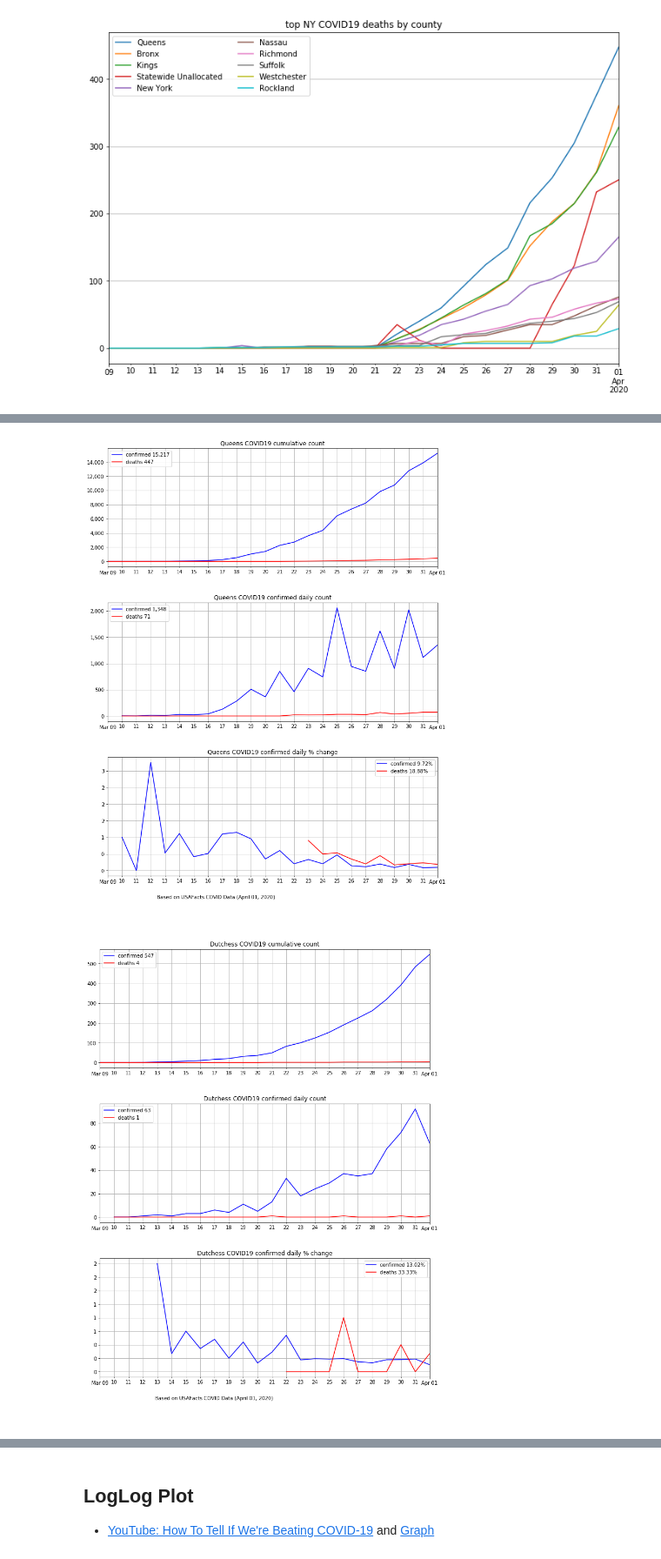
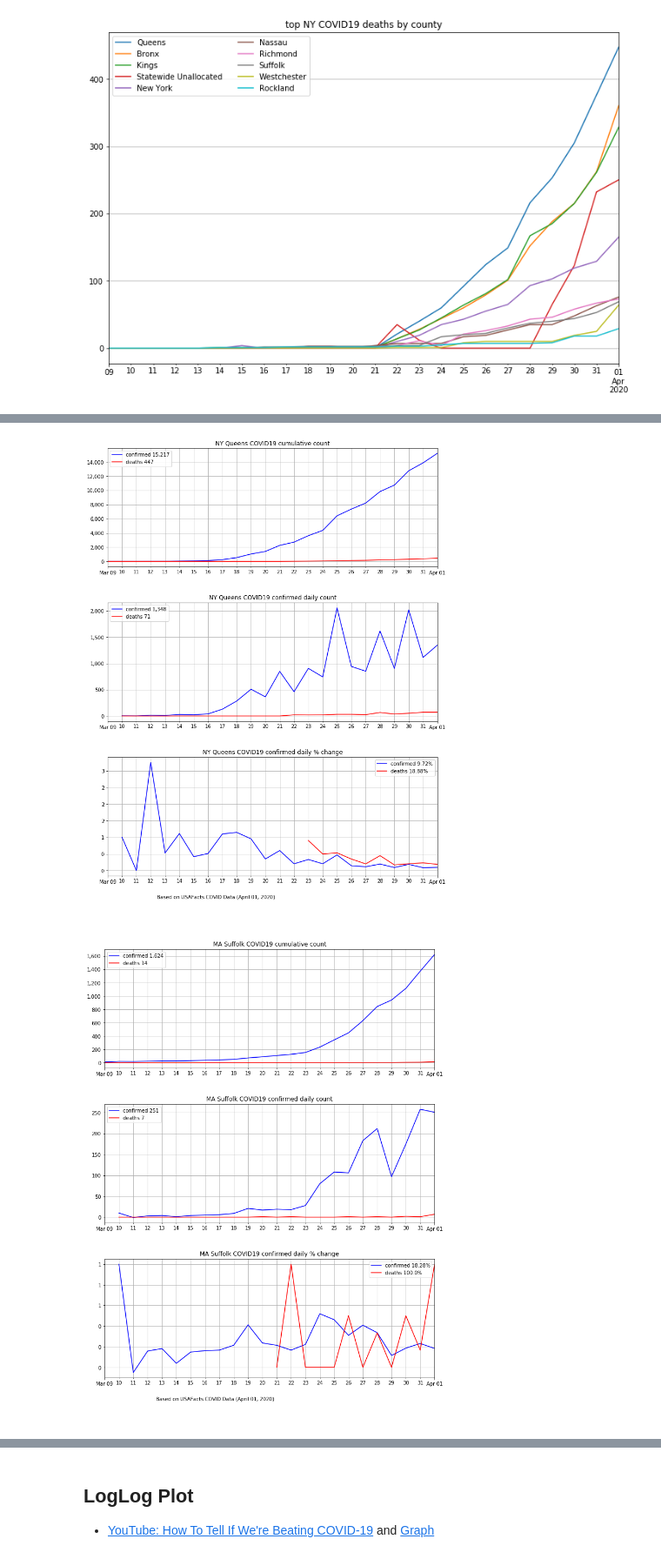
Before and after one commit to paulperry/COVID-19, a Jupyter notebook: covid19_eda.ipynb, the cells around one changed output, grey strips where cells are left out. Shown at 87% size. Drawn from its saved outputs; the diff is of its cells as text; code cells hidden in the pictures.

```diff
--- a/covid19_eda.ipynb
+++ b/covid19_eda.ipynb
@@ -153,0 +153,3 @@ ax.get_figure().savefig('NY_deaths.png')
+# %%
+ax = plot_state(confirmed, 'CA')
+ax.get_figure().savefig('CA_confirmed.png')
@@ -154,6 +159,4 @@ ax.get_figure().savefig('NY_deaths.png')
 # %%
-# hide
-
 def setup(ax):
     # from https://matplotlib.org/3.1.1/gallery/ticks_and_spines/tick-formatters.html
     import matplotlib.dates as mdates
@@ -172,7 +175,7 @@ def plot_county(conf, dths, state='NY', county='Queens', from_date='2020-03-09',
     fig.subplots_adjust(hspace=0.3)
     conf_label = 'confirmed '+str(format(int(conf.iloc[-1]),','))
     dths_label = 'deaths '+str(format(int(dths.iloc[-1]),','))
-    ax[0] = conf.plot(title=county+' COVID19 cumulative count', label=conf_label, c='b',
+    ax[0] = conf.plot(title=state+' '+county+' COVID19 cumulative count', label=conf_label, c='b',
                                             legend=True, figsize=figsize, ax=ax[0])
     ax[0] = dths.plot(label=dths_label, c='r', legend=True, ax=ax[0])
 #    ax[0].set_xticks(days, minor=True)
@@ -180,18 +183,16 @@ def plot_county(conf, dths, state='NY', county='Queens', from_date='2020-03-09',
 
     label='confirmed '+str(format(int(round(conf.loc[from_date:].diff().iloc[-1])),','))
     dths_label='deaths '+str(format(int(round(dths.loc[from_date:].diff().iloc[-1])),','))
-    ax[1] = conf.diff().plot(title=county+' COVID19 confirmed daily count', label=label, c='b',
+    ax[1] = conf.diff().plot(title=state+' '+county+' COVID19 confirmed daily count', label=label, c='b',
                                                     legend=True, ax=ax[1])
     ax[1] = dths.diff().plot(label=dths_label, legend=True, c='r', ax=ax[1])
-#    ax[1].set_xticks(days, minor=True )
     setup(ax[1])
 
     conf_label='confirmed '+str(format(round(conf.loc[from_date:].pct_change().iloc[-1]*100,2),','))+'%'
     dths_label='deaths '+str(format(round(dths.loc[from_date:].pct_change().iloc[-1]*100,2),','))+'%'
-    ax[2] = conf.pct_change().plot(title=county+' COVID19 confirmed daily % change',
+    ax[2] = conf.pct_change().plot(title=state+' '+county+' COVID19 confirmed daily % change',
                                                           label=conf_label, c='b', legend=True, ax=ax[2])
     ax[2] = dths.pct_change().plot(label=dths_label, c='r', legend=True, ax=ax[2])
-#    ax[2].set_xticks(days, minor=True)
     setup(ax[2])
     ax[2].annotate(**annotate)
 
@@ -200,9 +201,11 @@ def plot_county(conf, dths, state='NY', county='Queens', from_date='2020-03-09',
 ax = plot_county(confirmed, deaths, 'NY','Queens')
 ax[0].get_figure().savefig('Queens_COVID19_count.png')
 # %% [output]
-[figure, old version]
+[figure, new version]
 # %%
-ax = plot_county(confirmed, deaths, 'NY', 'Dutchess' )
-ax[0].get_figure().savefig('Dutchess_COVID19_count.png')
+state = 'MA'
+county = 'Suffolk'
+ax = plot_county(confirmed, deaths, state, county )
+ax[0].get_figure().savefig(state+'_'+county+'_COVID19_count.png')
 # %% [output]
-[figure, old version]
+[figure, new version]
```
Also changed, not shown: parts of 14 cells of this notebook.
